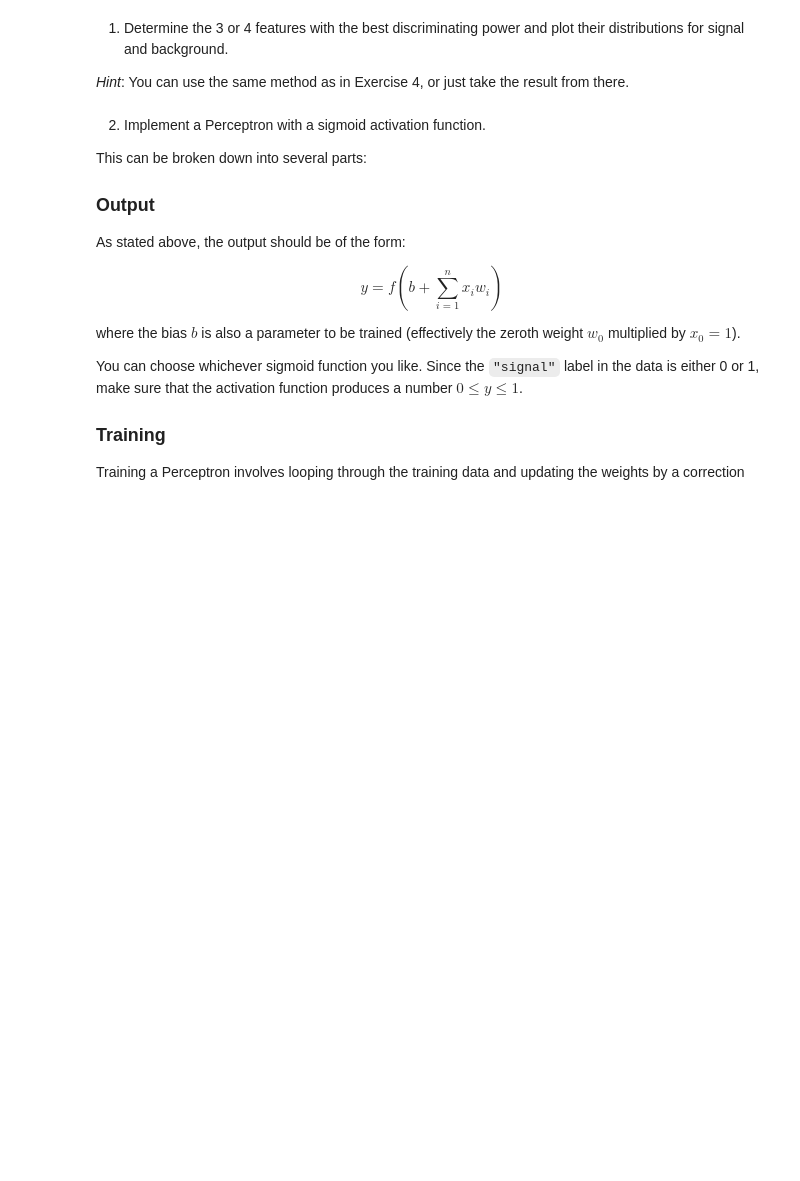
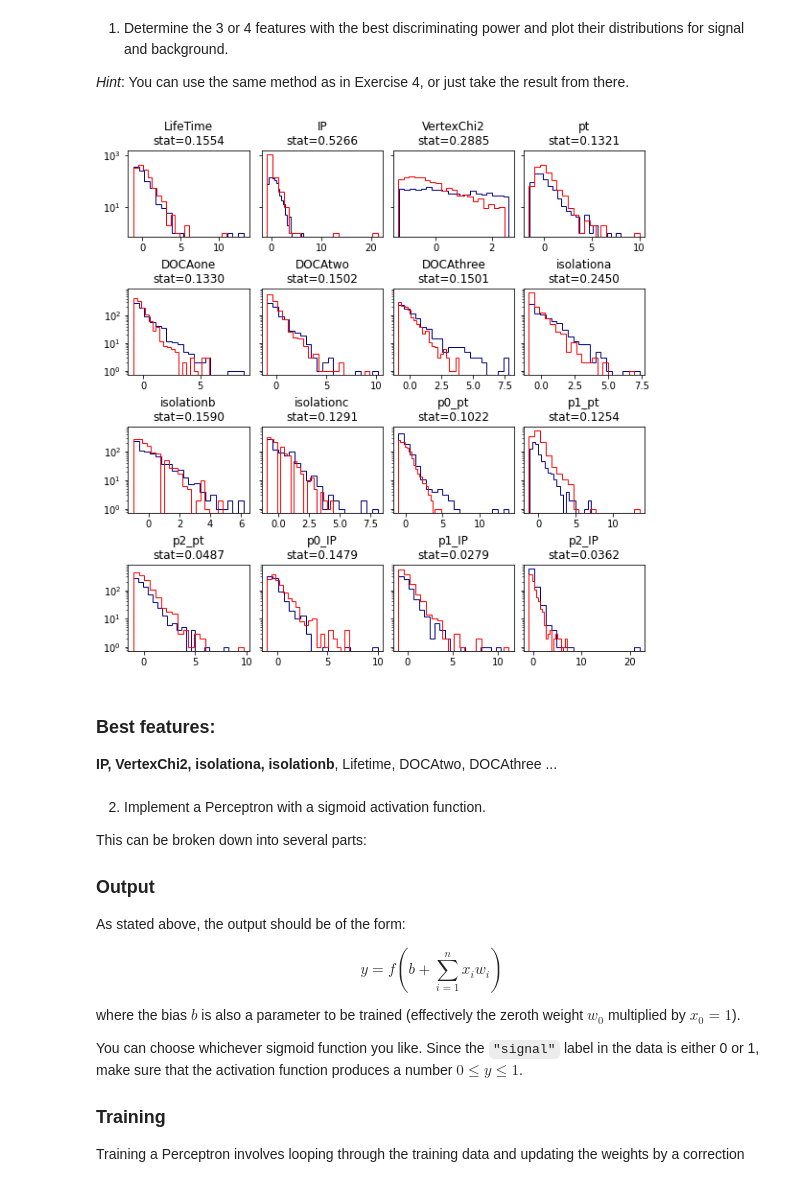
Before and after one commit to astro-lenny/AMoDA, a Jupyter notebook: ex5/Exercise05.ipynb, the cells around one changed output. Saved outputs shown, nothing was run; the diff lists cells and outputs as text; code cells hidden in the pictures; blank space fills up the shorter version.

```diff
--- a/ex5/Exercise05.ipynb
+++ b/ex5/Exercise05.ipynb
@@ -39,11 +39,33 @@ import pandas as pd
 d = pd.read_csv('training_reduced_2000.csv')
 X = d.drop("signal", axis=1)
 X = (X-X.mean())/X.std()
-d = X.join(d["signal"])
+df = X.join(d["signal"])
 # %% [markdown]
 1. Determine the 3 or 4 features with the best discriminating power and plot their distributions for signal and background.
 
 *Hint*: You can use the same method as in Exercise 4, or just take the result from there.
+# %%
+from scipy.stats import ks_2samp
+
+cols = df.columns[:-1]
+
+mask = df["signal"] < 1
+
+fig, axes = plt.subplots(4, 4, constrained_layout=True, figsize=(8,8), sharey="row")
+axes = axes.flatten()
+
+for i, col in enumerate(cols):
+    # p value is always 0
+    axes[i].set_title(col+"\nstat=%.4f"%ks_2samp(df[col][mask], df[col][~mask])[0])
+    axes[i].hist(df[col][mask], color="navy", histtype="step", bins=20)
+    axes[i].hist(df[col][~mask], color="red", histtype="step", bins=20)
+    # axes[i].set_xlim(0, 10*np.median(df[col]))
+    axes[i].set_yscale('log')
+# %% [output]
+[figure, added]
+# %% [markdown]
+### Best features:
+**IP, VertexChi2, isolationa, isolationb**, Lifetime, DOCAtwo, DOCAthree ...
 # %% [markdown]
 2. Implement a Perceptron with a sigmoid activation function.
 
```
Also changed, not shown: parts of 5 cells of this notebook.
